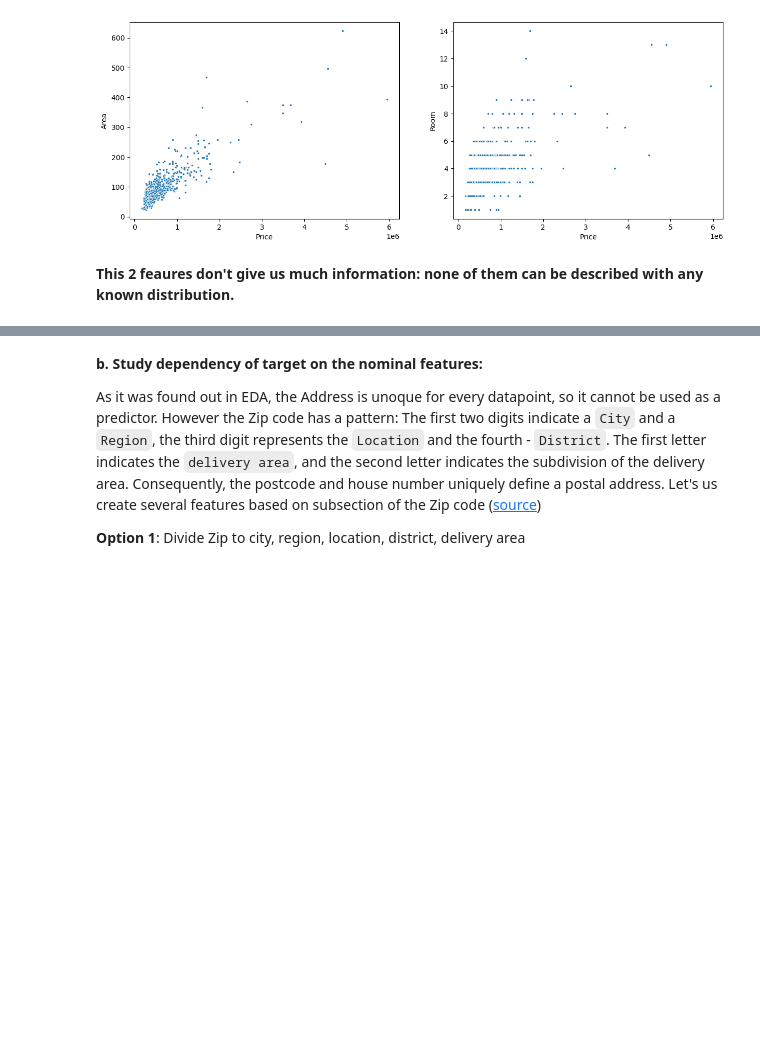
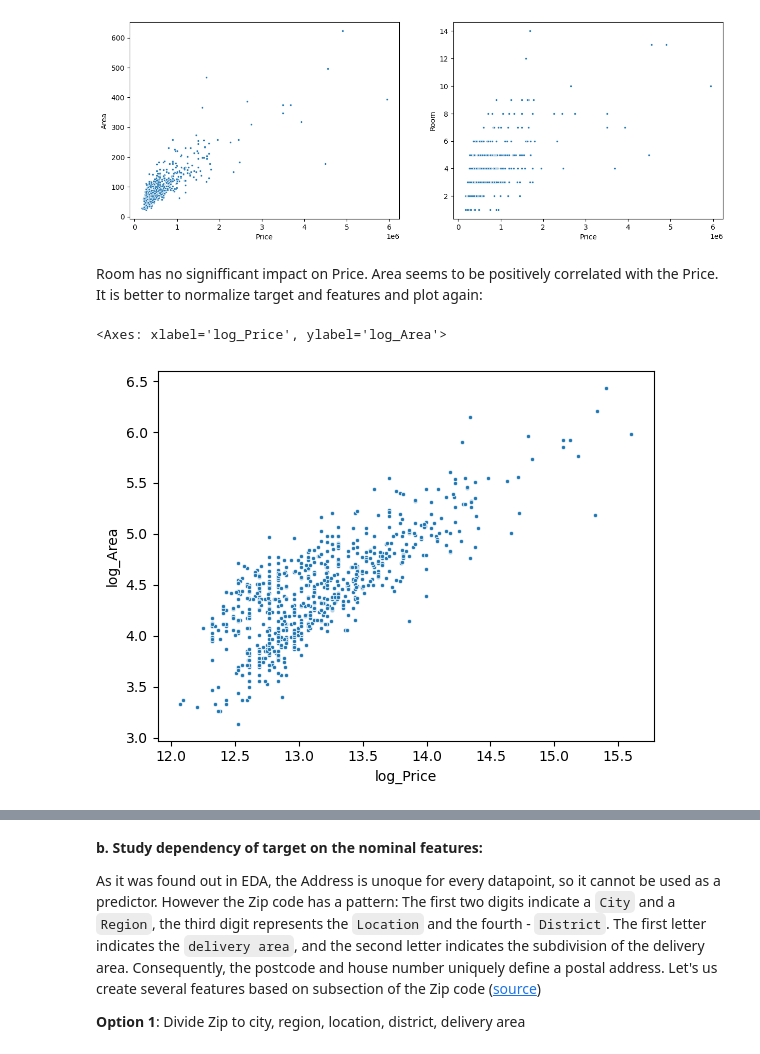
Before and after one commit to nadiia-duiunova/House_price, a Jupyter notebook: Stat inference.ipynb, the cells around one changed output, grey strips where cells are left out. Drawn from its saved outputs; the diff is of its cells as text; code cells hidden in the pictures; blank space fills up the shorter version.

```diff
--- a/Stat inference.ipynb
+++ b/Stat inference.ipynb
@@ -278,5 +282,18 @@ for count, feature in enumerate(['Area', 'Room']):
     sns.scatterplot(data = data, x = 'Price', y = feature, marker='.', ax = axes.flatten()[count])
 # %% [output]
 [figure]
-# %% [markdown]
-**This 2 feaures don't give us much information: none of them can be described with any known distribution.**
+# %% [markdown]
+Room has no signifficant impact on Price. Area seems to be positively correlated with the Price. It is better to normalize target and features and plot again:
+# %%
+data['log_Price'] = np.log(data['Price'])
+data_info.loc['log_Price', 'data_type'] = 'continuous'
+data_info.loc['log_Price', 'missing values'] = 0
+
+data['log_Area'] = np.log(data['Area'])
+data_info.loc['log_Area', 'data_type'] = 'continuous'
+data_info.loc['log_Area', 'missing values'] = 0
+
+sns.scatterplot(data = data, x = 'log_Price', y = 'log_Area', marker='.')
+# %% [output]
+<Axes: xlabel='log_Price', ylabel='log_Area'>
+[figure, added]
```
Also changed, not shown: parts of 41 cells of this notebook.
